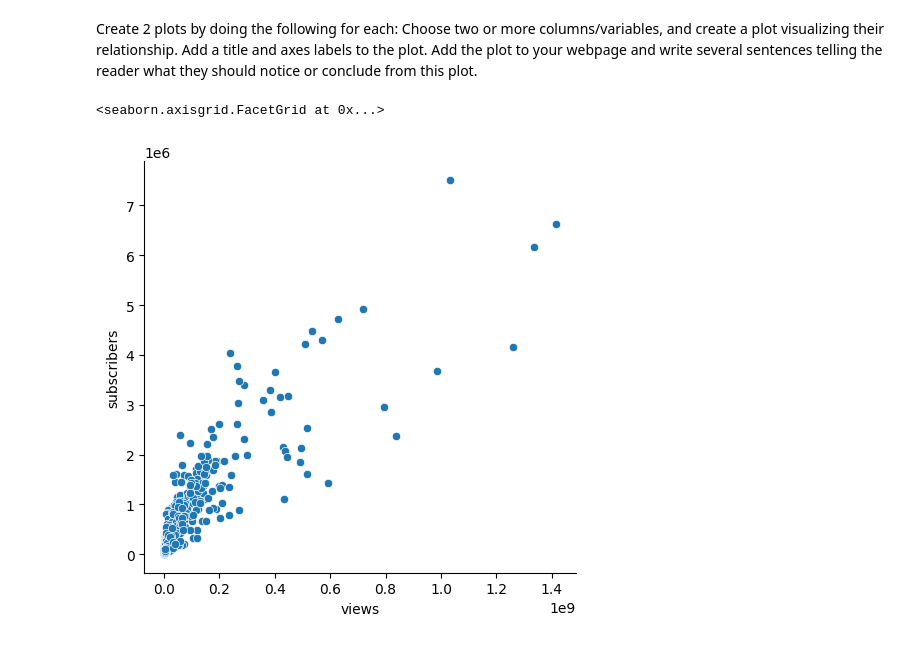
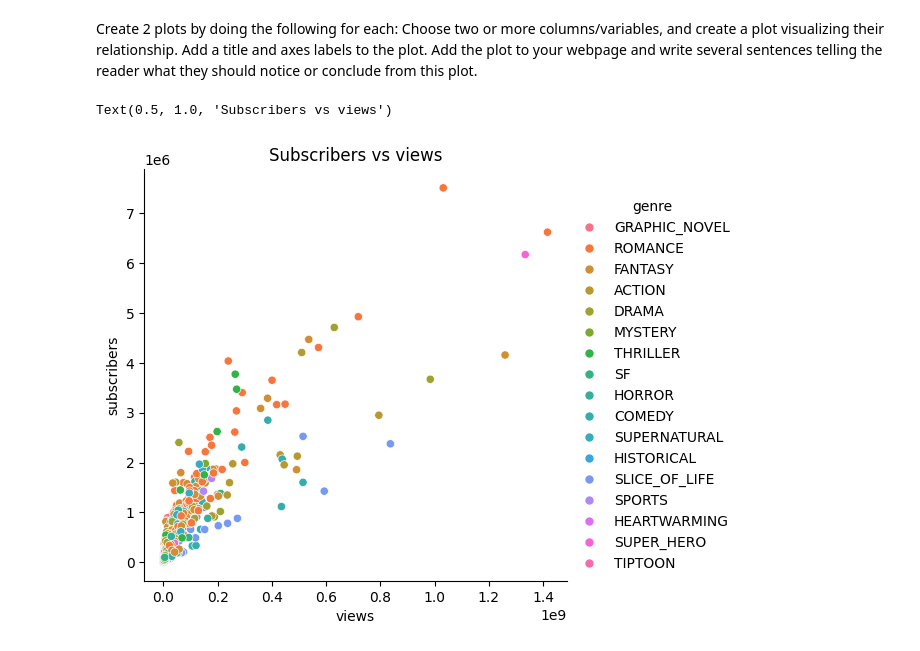
Before and after one commit to xhesikam/WebtoonDataProject, a Jupyter notebook: Project.ipynb, the cells around one changed output. Cells and saved outputs as stored; diff of their text form; code cells hidden in the pictures.

```diff
--- a/Project.ipynb
+++ b/Project.ipynb
@@ -51,7 +146,8 @@ Add a title and axes labels to the plot.
 Add the plot to your webpage and write several sentences telling the reader what they should notice or conclude from this plot.
 # %%
 import seaborn as sns
-sns.relplot(x="views", y = "subscribers",data=df)
+sns.relplot(x="views", y = "subscribers", hue="genre",data=df)
+plt.title('Subscribers vs views')
 # %% [output]
-<seaborn.axisgrid.FacetGrid at 0x...>
+Text(0.5, 1.0, 'Subscribers vs views')
-[figure, old version]
+[figure, new version]
```
Also changed, not shown: parts of 15 cells of this notebook.
